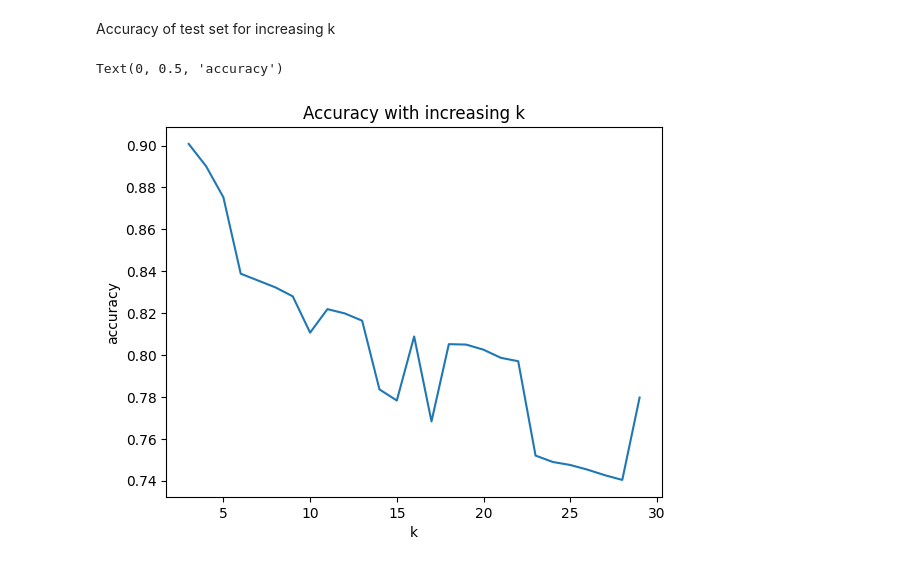
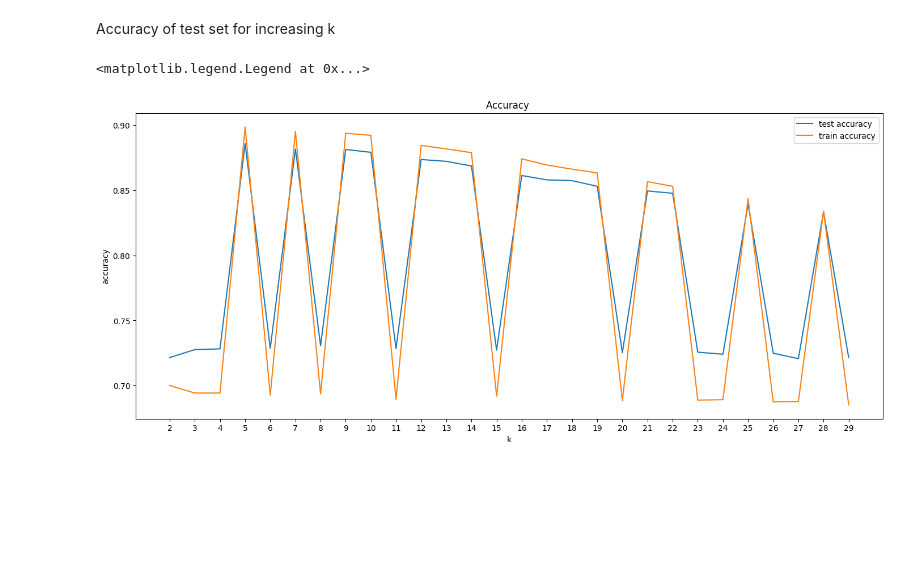
Before and after one commit to danielenapo/AI_unibo, a Jupyter notebook: Maths4ML/Oral_homeworks/2/LDA_3D.ipynb, the cells around one changed output. Cells and saved outputs as stored; diff of their text form; code cells hidden in the pictures; blank space fills up the shorter version.

```diff
--- a/Maths4ML/Oral_homeworks/2/LDA_3D.ipynb
+++ b/Maths4ML/Oral_homeworks/2/LDA_3D.ipynb
@@ -186,29 +217,20 @@ prediction accuracy = 0.9007540248624414
 # %% [markdown]
 Accuracy of test set for increasing k
 # %%
-def min(vec):
-    min=10000000000
-    ind=0
-    minInd=0
-    for i in vec:
-        if i<=min:
-            min=i
-            minInd=ind
-        ind+=1
-    return minInd
 Xc=Xtrain-C.reshape((d,1))
-accuracies=[]
-for k in range(0,27):
+accuraciesTest=[]
+accuraciesTrain=[]
+for k in range(0,28):
     Ztest=np.array(Q_vect[k]).T@Xtest
-    Z=np.array(Q_vect[k]).T@Xtrain
+    Z=np.array(Q_vect[k]).T@Xc
     Z1=Z[:,Ytrain==digits[0]]
     Z2=Z[:,Ytrain== digits[1]]
     Z3=Z[:,Ytrain== digits[2]]
-    C1z=np.mean(Z1, axis=1).reshape(k+3,1)
-    C2z=np.mean(Z2, axis=1).reshape(k+3,1)
-    C3z=np.mean(Z3, axis=1).reshape(k+3,1)
-    Cz=np.mean(Z, axis=1).reshape(k+3,1)
+    C1z=np.mean(Z1, axis=1).reshape(k+2,1)
+    C2z=np.mean(Z2, axis=1).reshape(k+2,1)
+    C3z=np.mean(Z3, axis=1).reshape(k+2,1)
 
+    #testset accuracy
     Ypredict=[]
     for i in range(testSize):
         D1=np.linalg.norm(Ztest[:,i]-C1z,2)**2
@@ -223,18 +245,36 @@ for k in range(0,27):
         else:
             Ypredict.append(digits[2])
 
-    sum=0
-    i=0
-    for y in Ypredict:
-        if(y==Ytest[i]):
-            sum+=1
-        i+=1
-    accuracies.append(sum/testSize)
+    accTest, match=accuracy(Ypredict, Ytest)
+    accuraciesTest.append(accTest)
 
-plt.plot(range(3,30), accuracies)
-plt.title("Accuracy with increasing k")
-plt.xlabel("k")
-plt.ylabel("accuracy")
+    #trainset accuracy
+    Ypredict=[]
+    for i in range(Z.shape[1]):
+        D1=np.linalg.norm(Z[:,i]-C1z,2)**2
+        D2=np.linalg.norm(Z[:,i]-C2z,2)**2
+        D3=np.linalg.norm(Z[:,i]-C3z,2)**2
+
+        minI=min([D1,D2,D3])
+        if(minI==0):
+            Ypredict.append(digits[0])
+        elif(minI==1):
+            Ypredict.append(digits[1])
+        else:
+            Ypredict.append(digits[2])
+    accTrain, match=accuracy(Ypredict, Ytrain)
+    accuraciesTrain.append(accTrain)
-# %% [output]
-Text(0, 0.5, 'accuracy')
-[figure, removed]
+# %%
+
+plt.figure(figsize=(17,7))
+plt.plot(range(2,30), accuraciesTest, label="test accuracy")
+plt.plot(range(2,30), accuraciesTrain, label="train accuracy")
+
+plt.title("Accuracy ")
+plt.xlabel("k")
+plt.ylabel("accuracy")
+plt.xticks(range(2,30))
+plt.legend()
+# %% [output]
+<matplotlib.legend.Legend at 0x...>
+[figure, added]
```
Also changed, not shown: parts of 9 cells of this notebook, 4 other files.
